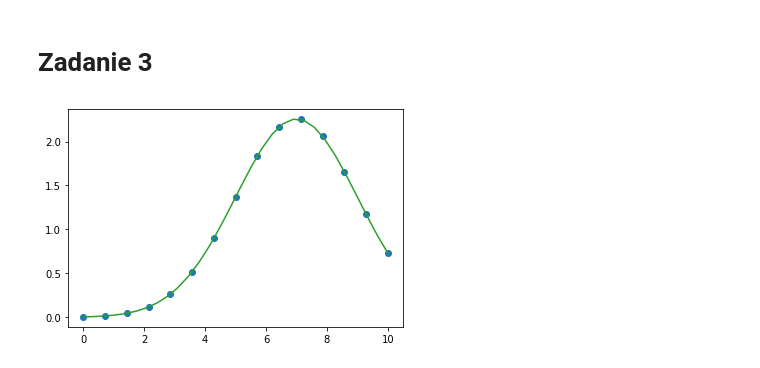
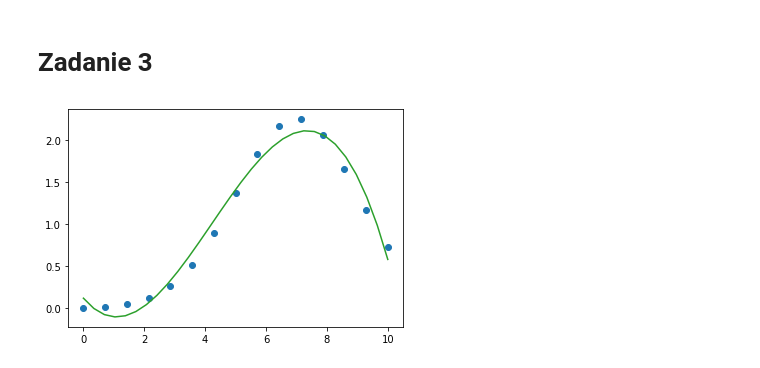
Before and after one commit to 11jolek11/BigData, a Jupyter notebook: List2.ipynb, the cells around one changed output. Saved outputs shown, nothing was run; the diff lists cells and outputs as text; code cells hidden in the pictures.

```diff
--- a/List2.ipynb
+++ b/List2.ipynb
@@ -80,11 +77,10 @@ plt.show()
 # %% [markdown]
 # Zadanie 3
 # %%
-tck = interpolate.splrep(x_data, y_data, s=0)
-y = interpolate.splev(x, tck, der=0)
+tck = interpolate.UnivariateSpline(x_data, y_data, k=3, s=14)
 
-plt.plot(x, y, color="tab:green")
+plt.plot(x, tck(x), color="tab:green")
 plt.scatter(x_data, y_data)
 plt.show()
 # %% [output]
-[figure, old version]
+[figure, new version]
```
Also changed, not shown: parts of 5 cells of this notebook.
